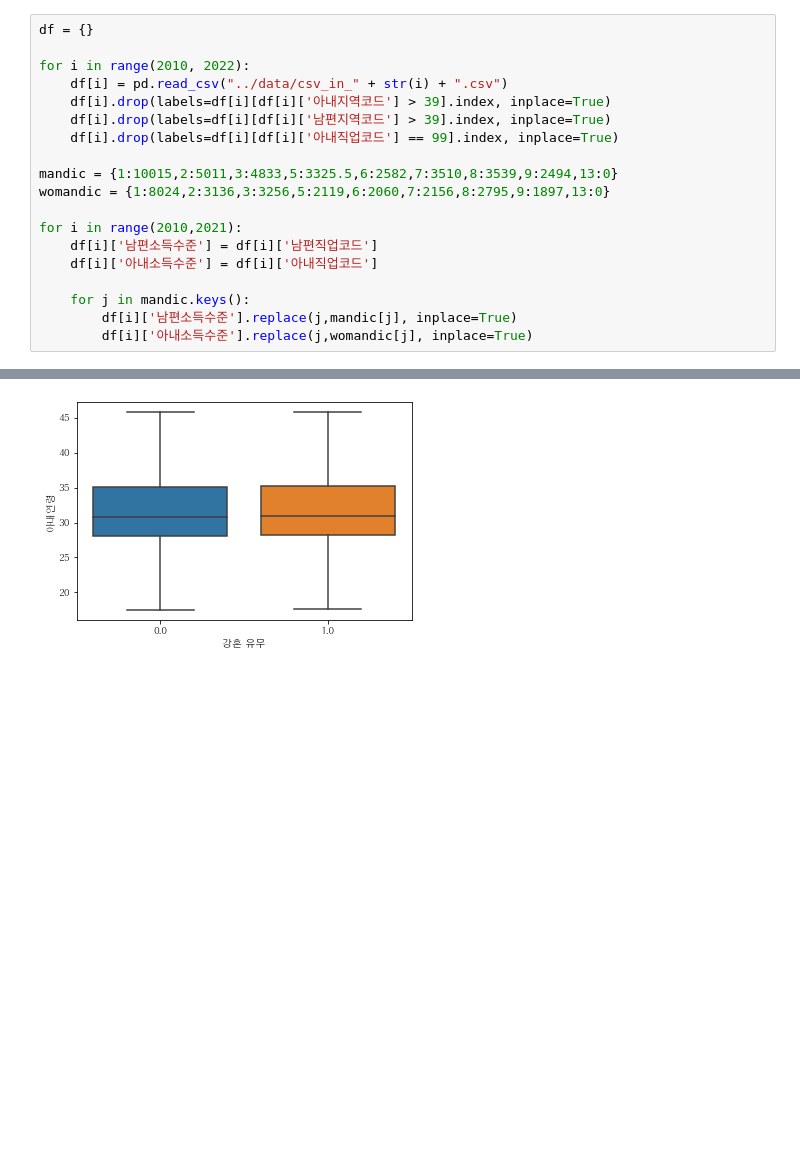
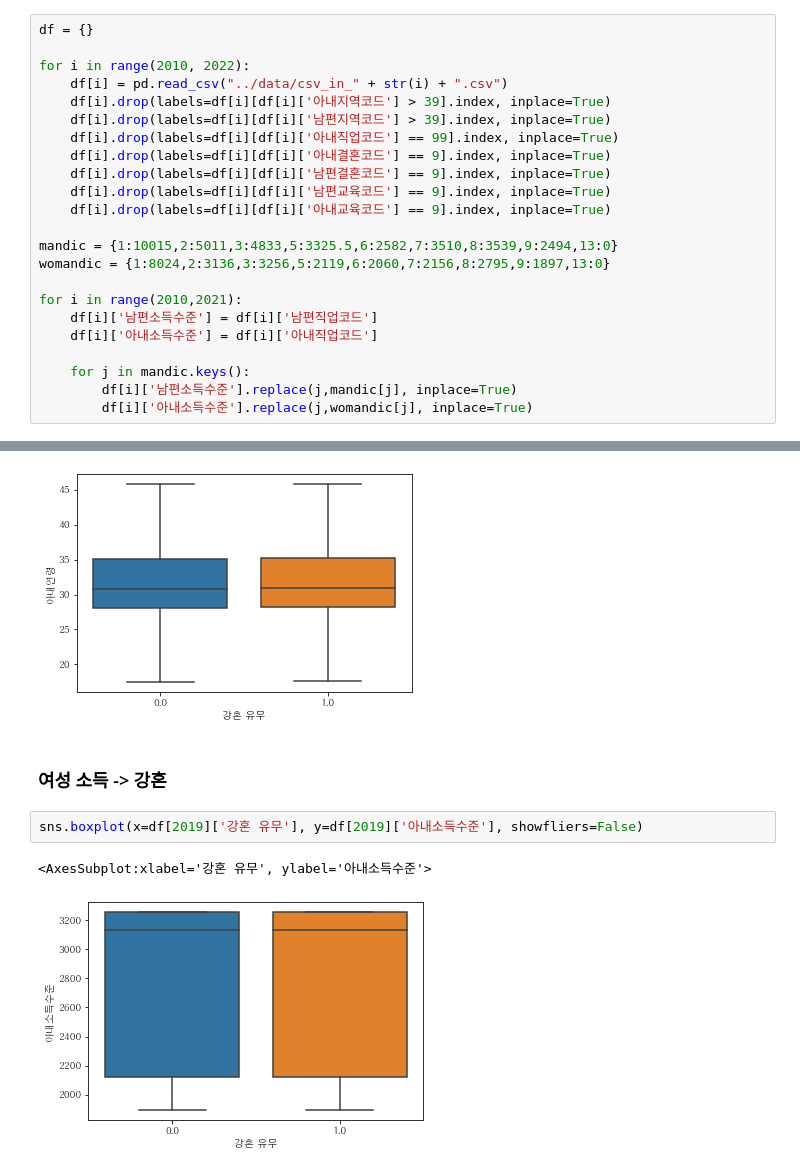
Before and after one commit to ohMinyoung22/science_project, a Jupyter notebook: eda/older_marriage.ipynb, the cells around one changed output, grey strips where cells are left out. Cells and saved outputs as stored; diff of their text form; blank space fills up the shorter version.

```diff
--- a/eda/older_marriage.ipynb
+++ b/eda/older_marriage.ipynb
@@ -16,6 +15,10 @@ for i in range(2010, 2022):
     df[i].drop(labels=df[i][df[i]['아내지역코드'] > 39].index, inplace=True)
     df[i].drop(labels=df[i][df[i]['남편지역코드'] > 39].index, inplace=True)
     df[i].drop(labels=df[i][df[i]['아내직업코드'] == 99].index, inplace=True)
+    df[i].drop(labels=df[i][df[i]['아내결혼코드'] == 9].index, inplace=True)
+    df[i].drop(labels=df[i][df[i]['남편결혼코드'] == 9].index, inplace=True)
+    df[i].drop(labels=df[i][df[i]['남편교육코드'] == 9].index, inplace=True)
+    df[i].drop(labels=df[i][df[i]['아내교육코드'] == 9].index, inplace=True)
 
 mandic = {1:10015,2:5011,3:4833,5:3325.5,6:2582,7:3510,8:3539,9:2494,13:0}
 womandic = {1:8024,2:3136,3:3256,5:2119,6:2060,7:2156,8:2795,9:1897,13:0}
@@ -181,3 +224,10 @@ sns.boxplot(x=df[2019]['강혼 유무'], y=df[2019]['아내연령'], showfliers=
 # %% [output]
 <AxesSubplot:xlabel='강혼 유무', ylabel='아내연령'>
 [figure]
+# %% [markdown]
+### 여성 소득 -> 강혼
+# %%
+sns.boxplot(x=df[2019]['강혼 유무'], y=df[2019]['아내소득수준'], showfliers=False)
+# %% [output]
+<AxesSubplot:xlabel='강혼 유무', ylabel='아내소득수준'>
+[figure, added]
```
Also changed, not shown: parts of 14 cells of this notebook.
